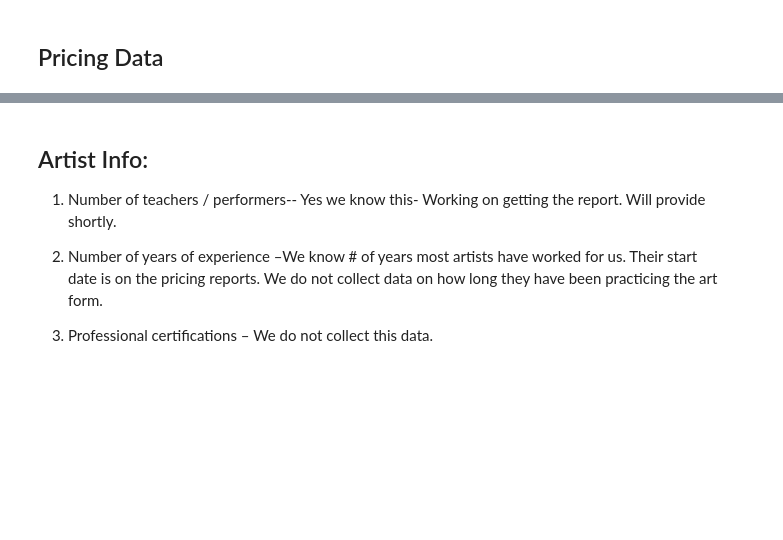
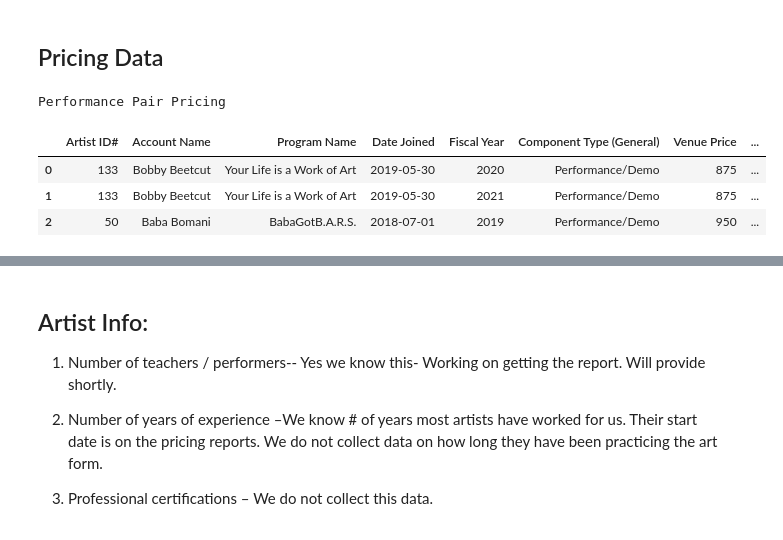
Before and after one commit to alexrobwong/ya-pay-equity, a Jupyter notebook: src/workbook/Workbook.ipynb, the cells around one changed output, grey strips where cells are left out. Drawn from its saved outputs; the diff is of its cells as text; code cells hidden in the pictures; blank space fills up the shorter version.

```diff
--- a/src/workbook/Workbook.ipynb
+++ b/src/workbook/Workbook.ipynb
@@ -47,4 +48,12 @@ pd.set_option("max_columns", 500)
 # %%
 # Is null
 #get_name(d[8])['company'].isna().sum()
+# %%
+get_name(d[0]).head(3) #columns - demographics data - Teaching Artist Demographics Collection 2021
+# %% [output]
+Performance Pair Pricing
+|  | Artist ID# | Account Name | Program Name | Date Joined | Fiscal Year | Component Type (General) | Venue Price | ... |
+| 0 | 133 | Bobby Beetcut | Your Life is a Work of Art | 2019-05-30 | 2020 | Performance/Demo | 875 | ... |
+| 1 | 133 | Bobby Beetcut | Your Life is a Work of Art | 2019-05-30 | 2021 | Performance/Demo | 875 | ... |
+| 2 | 50 | Baba Bomani | BabaGotB.A.R.S. | 2018-07-01 | 2019 | Performance/Demo | 950 | ... |
 # %%
```
Also changed, not shown: parts of 99 cells of this notebook, 5 other files.
